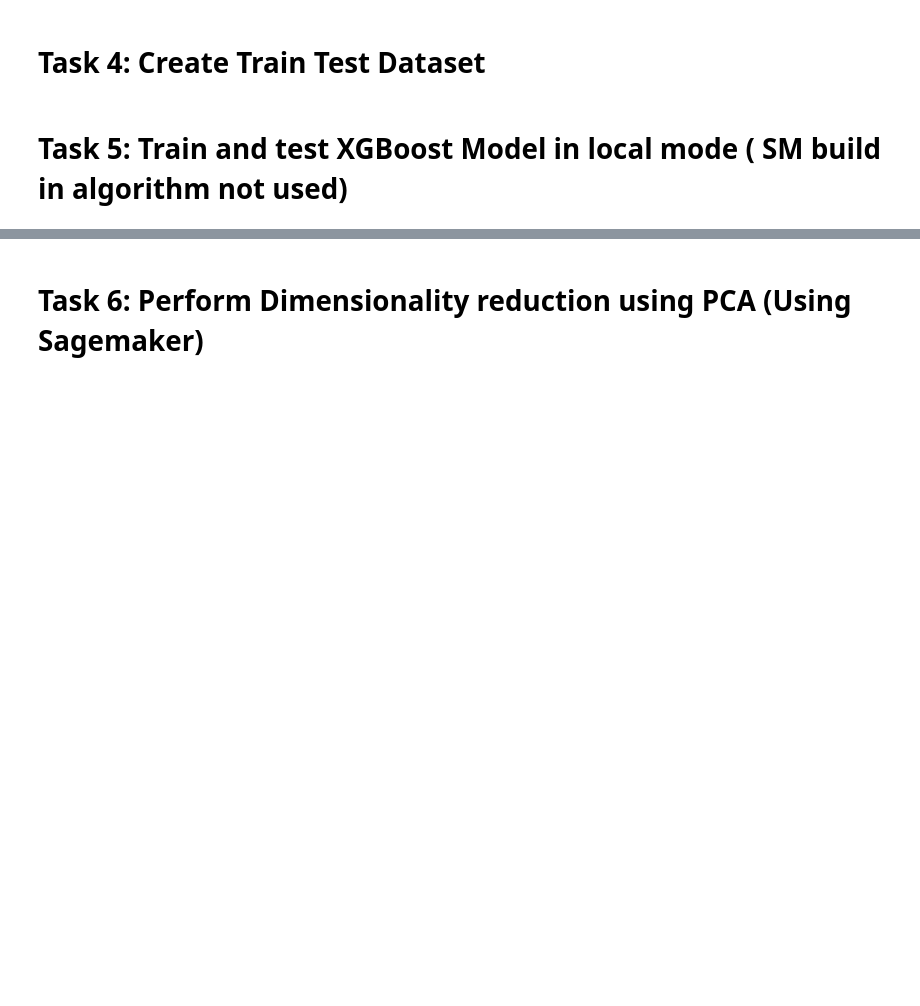
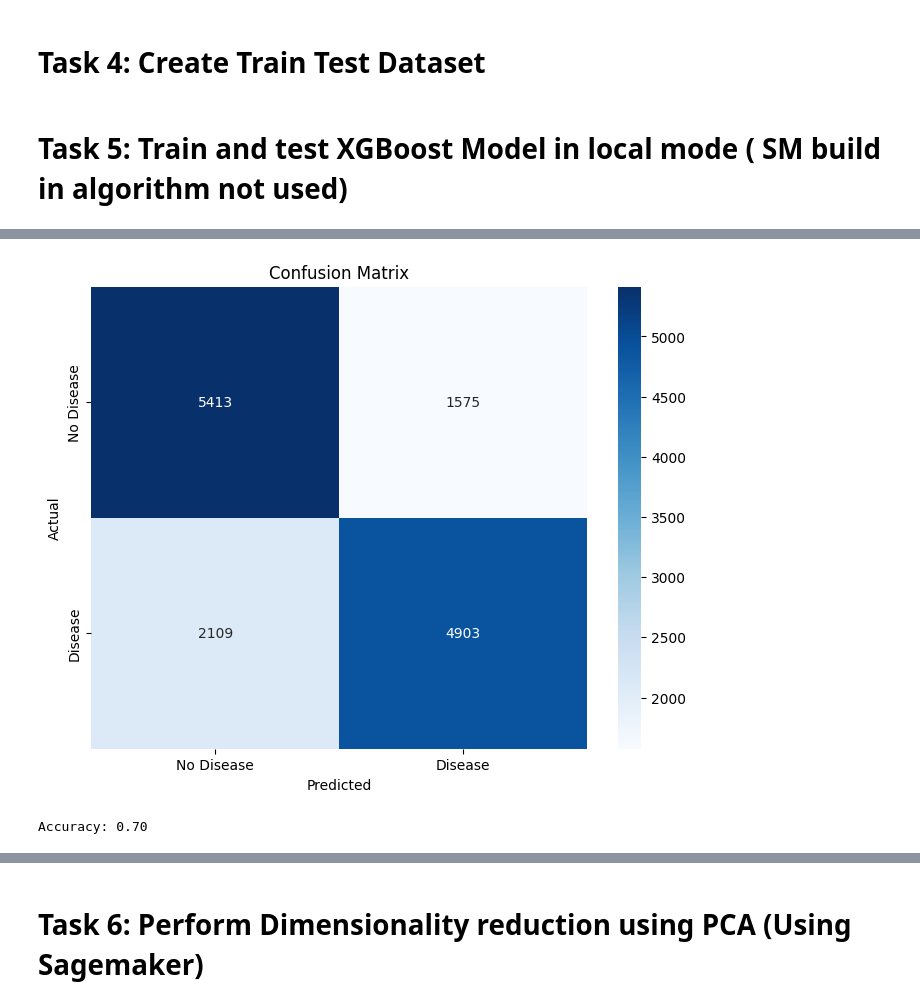
Before and after one commit to souvikpaul1/cardio_vasuclar_disease_aws_sm, a Jupyter notebook: notebook.ipynb, the cells around one changed output, grey strips where cells are left out. Cells and saved outputs as stored; diff of their text form; code cells hidden in the pictures; blank space fills up the shorter version.

```diff
--- a/notebook.ipynb
+++ b/notebook.ipynb
@@ -38,3 +38,7 @@ df.head(5)
 | 4 | 4 | 17474 | 1 | 156 | 56.0 | 100 | 60 | 1 | 1 | 0 | 0 | ... |
 # %% [markdown]
 # Task 2: Perform EDA
+# %%
+cardio_df =df.drop(columns='id')
+cardio_df['age']= cardio_df['age'] // 365
+cardio_df.head(5)
@@ -42,5 +143,20 @@ df.head(5)
 # Task 3: Visualize Dataset
 # %% [markdown]
 # Task 4: Create Train Test Dataset
+# %%
+df_target= cardio_df['cardio']
+df_features = cardio_df.drop(columns='cardio')
+from sklearn.model_selection import train_test_split
+X_train, X_test, y_train, y_test = train_test_split(df_features, df_target, test_size=0.2, random_state=42)
 # %% [markdown]
 # Task 5: Train and test XGBoost Model in local mode ( SM build in algorithm not used)
+# %%
+from xgboost import XGBClassifier
+model = XGBClassifier(use_label_encoder=False, eval_metric='logloss')
+model.fit(X_train, y_train)
+
+# Evaluate the model
+from sklearn.metrics import accuracy_score, classification_report, confusion_matrix
+y_pred = model.predict(X_test)
+accuracy = accuracy_score(y_test, y_pred)
+print(f"Accuracy: {accuracy:.2f}")
@@ -46,0 +181,27 @@ df.head(5)
+# %%
+# Confusion Matrix
+import seaborn as sns
+import matplotlib.pyplot as plt
+conf_matrix = confusion_matrix(y_test, y_pred)
+plt.figure(figsize=(8, 6))
+sns.heatmap(conf_matrix, annot=True, fmt='d', cmap='Blues', xticklabels=['No Disease', 'Disease'], yticklabels=['No Disease', 'Disease'])
+plt.title('Confusion Matrix')
+plt.xlabel('Predicted')
+plt.ylabel('Actual')
+plt.show()
+# %% [output]
+[figure, added]
+# %%
+# trial 2:
+
+from xgboost import XGBClassifier
+model1 = XGBClassifier(learning_rate=0.1,n_estimators=500,max_depth=20)
+model1.fit(X_train, y_train)
+
+# Evaluate the model
+from sklearn.metrics import accuracy_score, classification_report, confusion_matrix
+y_pred = model1.predict(X_test)
+accuracy = accuracy_score(y_test, y_pred)
+print(f"Accuracy: {accuracy:.2f}")
+# %% [output]
+Accuracy: 0.70
```
Also changed, not shown: parts of 45 cells of this notebook.
